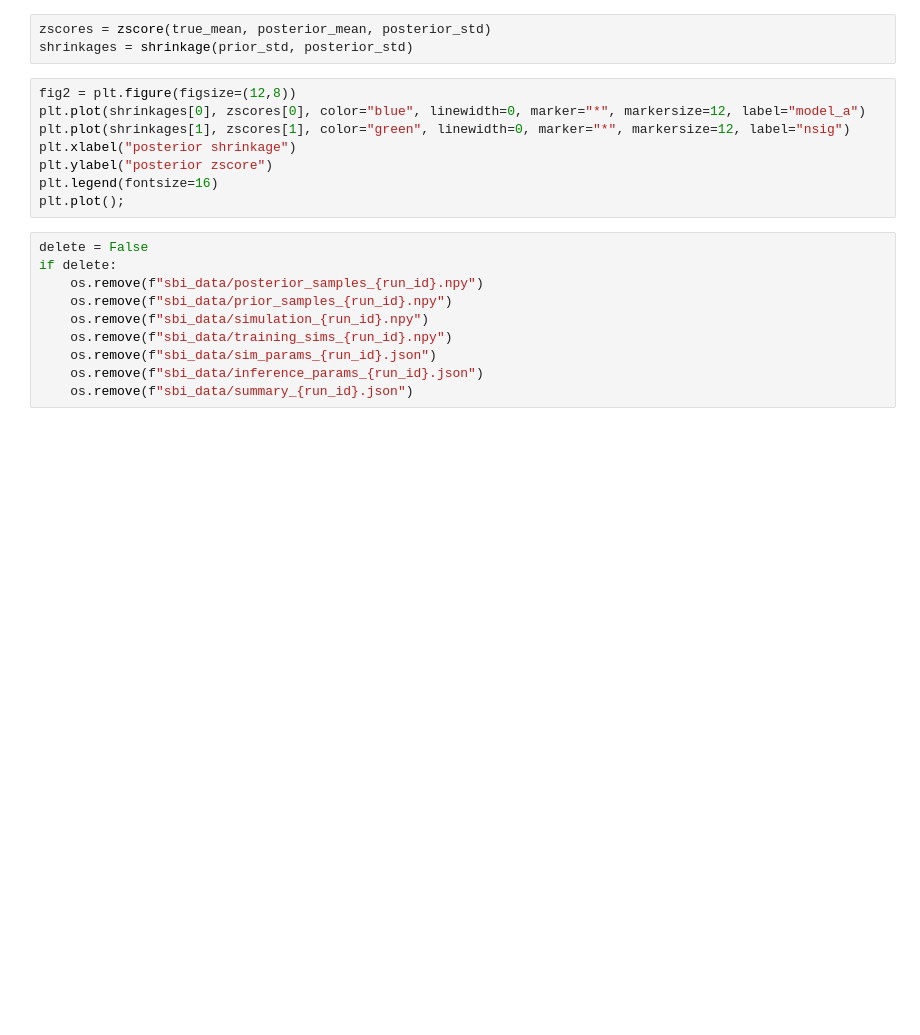
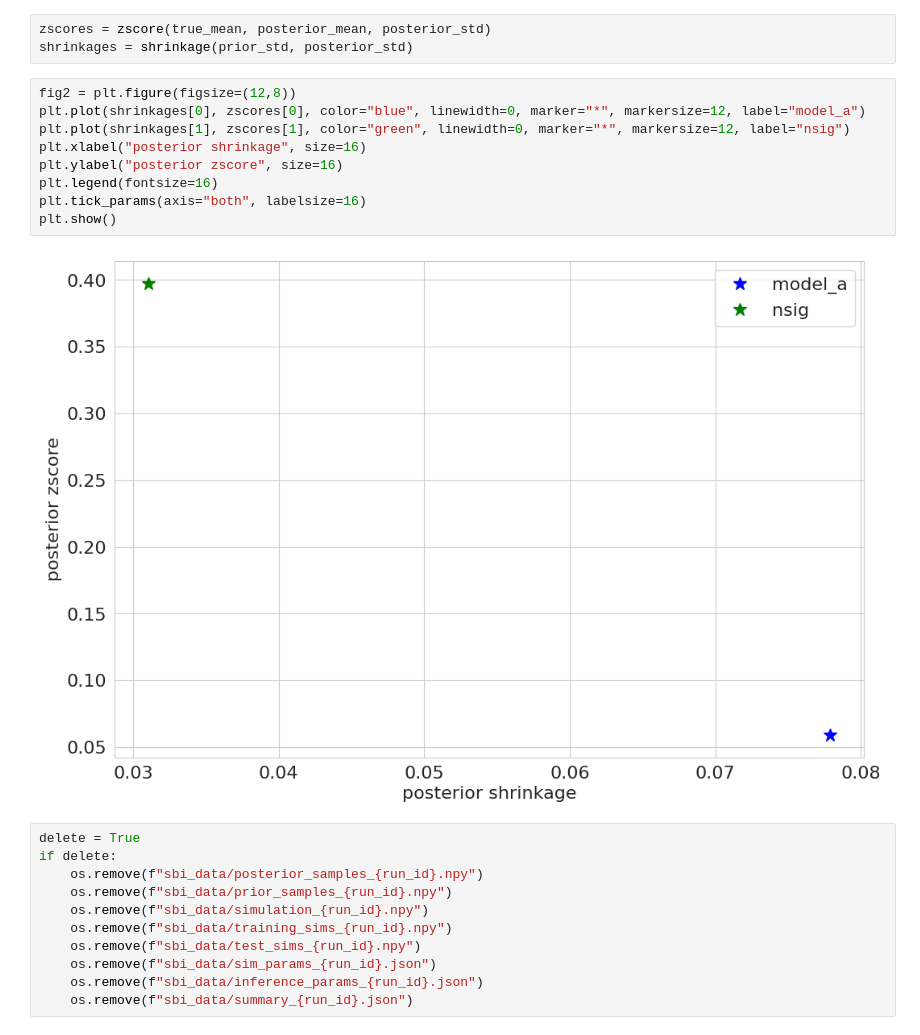
Before and after one commit to the-virtual-brain/tvb-inversion, a Jupyter notebook: examples/connectivity_1/sbi/dataload.ipynb, the cells around one changed output. Saved outputs shown, nothing was run; the diff lists cells and outputs as text; blank space fills up the shorter version.

```diff
--- a/examples/connectivity_1/sbi/dataload.ipynb
+++ b/examples/connectivity_1/sbi/dataload.ipynb
@@ -71,18 +88,22 @@ shrinkages = shrinkage(prior_std, posterior_std)
 # %%
 fig2 = plt.figure(figsize=(12,8))
 plt.plot(shrinkages[0], zscores[0], color="blue", linewidth=0, marker="*", markersize=12, label="model_a")
 plt.plot(shrinkages[1], zscores[1], color="green", linewidth=0, marker="*", markersize=12, label="nsig")
-plt.xlabel("posterior shrinkage")
-plt.ylabel("posterior zscore")
+plt.xlabel("posterior shrinkage", size=16)
+plt.ylabel("posterior zscore", size=16)
 plt.legend(fontsize=16)
-plt.plot();
+plt.tick_params(axis="both", labelsize=16)
+plt.show()
+# %% [output]
+[figure, added]
 # %%
-delete = False
+delete = True
 if delete:
     os.remove(f"sbi_data/posterior_samples_{run_id}.npy")
     os.remove(f"sbi_data/prior_samples_{run_id}.npy")
     os.remove(f"sbi_data/simulation_{run_id}.npy")
     os.remove(f"sbi_data/training_sims_{run_id}.npy")
+    os.remove(f"sbi_data/test_sims_{run_id}.npy")
     os.remove(f"sbi_data/sim_params_{run_id}.json")
     os.remove(f"sbi_data/inference_params_{run_id}.json")
     os.remove(f"sbi_data/summary_{run_id}.json")
```
Also changed, not shown: parts of 7 cells of this notebook, 10 other files.
